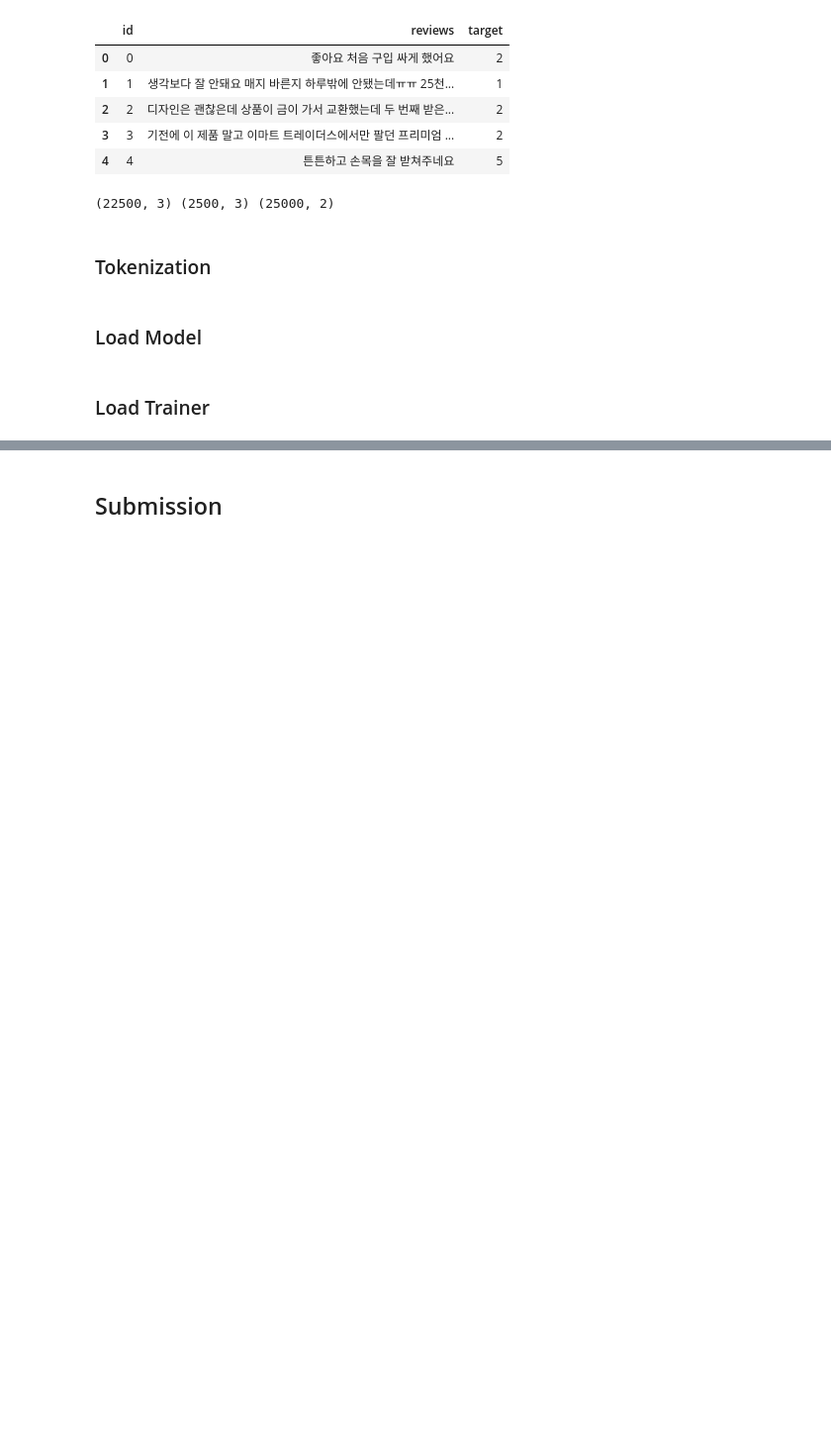
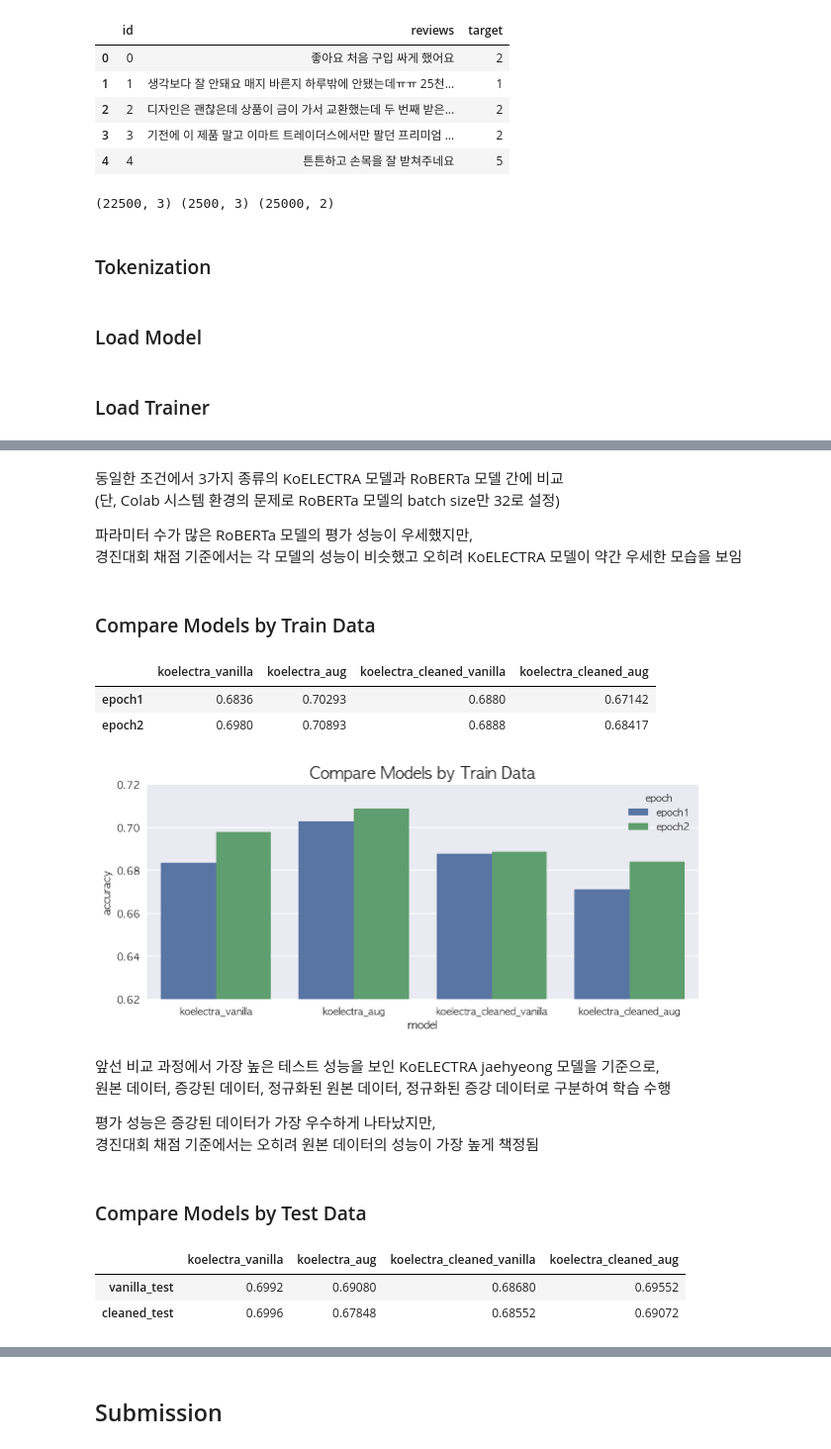
Before and after one commit to minyeamer/auto-raiting, a Jupyter notebook: README.ipynb, the cells around one changed output, grey strips where cells are left out. Shown at 99% size. Cells and saved outputs as stored; diff of their text form; code cells hidden in the pictures; blank space fills up the shorter version.

```diff
--- a/README.ipynb
+++ b/README.ipynb
@@ -430,0 +558,42 @@ preds = np.vectorize(id2label.get)(np.argmax(result.predictions, axis=1))
+# %% [markdown]
+동일한 조건에서 3가지 종류의 KoELECTRA 모델과 RoBERTa 모델 간에 비교
+(단, Colab 시스템 환경의 문제로 RoBERTa 모델의 batch size만 32로 설정)
+
+파라미터 수가 많은 RoBERTa 모델의 평가 성능이 우세했지만,
+경진대회 채점 기준에서는 각 모델의 성능이 비슷했고 오히려 KoELECTRA 모델이 약간 우세한 모습을 보임
+# %% [markdown]
+### Compare Models by Train Data
+# %%
+compare_list = ['koelectra_vanilla','koelectra_aug','koelectra_cleaned_vanilla','koelectra_cleaned_aug']
+history = read_history(compare_list, METRIC, root_dir='./saved/models')
+history
+# %% [output]
+|  | koelectra_vanilla | koelectra_aug | koelectra_cleaned_vanilla | koelectra_cleaned_aug |
+| epoch1 | 0.6836 | 0.70293 | 0.6880 | 0.67142 |
+| epoch2 | 0.6980 | 0.70893 | 0.6888 | 0.68417 |
+# %%
+fig = plt.figure(figsize=(10,4))
+plot_history(history, METRIC, title='Compare Models by Train Data', ymin=0.62, ymax=0.72)
+plt.show()
+# %% [output]
+[figure, added]
+# %% [markdown]
+앞선 비교 과정에서 가장 높은 테스트 성능을 보인 KoELECTRA jaehyeong 모델을 기준으로,
+원본 데이터, 증강된 데이터, 정규화된 원본 데이터, 정규화된 증강 데이터로 구분하여 학습 수행
+
+평가 성능은 증강된 데이터가 가장 우수하게 나타났지만,
+경진대회 채점 기준에서는 오히려 원본 데이터의 성능이 가장 높게 책정됨
+# %% [markdown]
+### Compare Models by Test Data
+# %%
+public_scores = pd.DataFrame({
+    'koelectra_vanilla':{'vanilla_test':0.6992, 'cleaned_test':0.6996},
+    'koelectra_aug':{'vanilla_test':0.6908, 'cleaned_test':0.67848},
+    'koelectra_cleaned_vanilla':{'vanilla_test':0.6868, 'cleaned_test':0.68552},
+    'koelectra_cleaned_aug':{'vanilla_test':0.69552, 'cleaned_test':0.69072},
+})
+public_scores
+# %% [output]
+|  | koelectra_vanilla | koelectra_aug | koelectra_cleaned_vanilla | koelectra_cleaned_aug |
+| vanilla_test | 0.6992 | 0.69080 | 0.68680 | 0.69552 |
+| cleaned_test | 0.6996 | 0.67848 | 0.68552 | 0.69072 |
```
Also changed, not shown: parts of 35 cells of this notebook.
